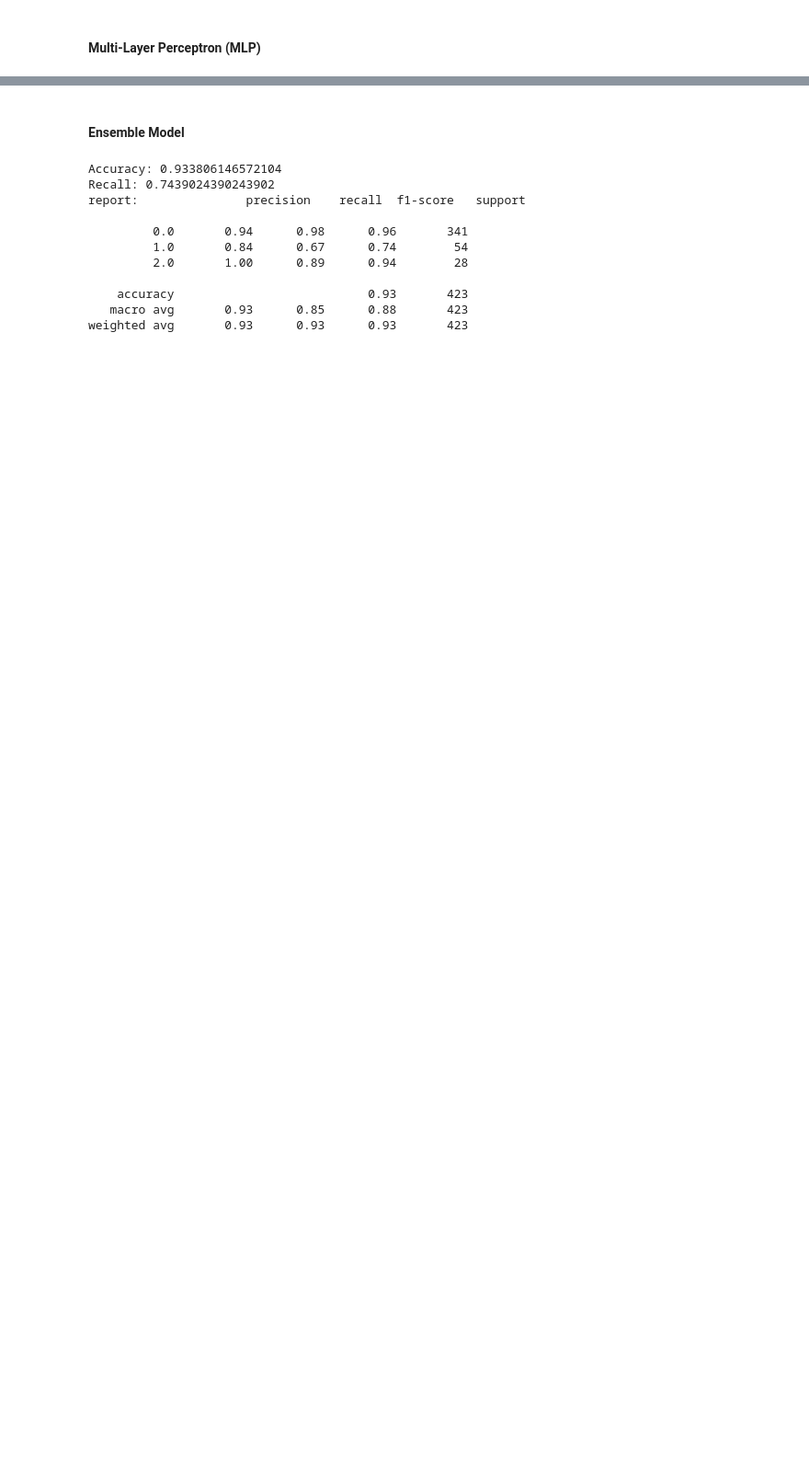
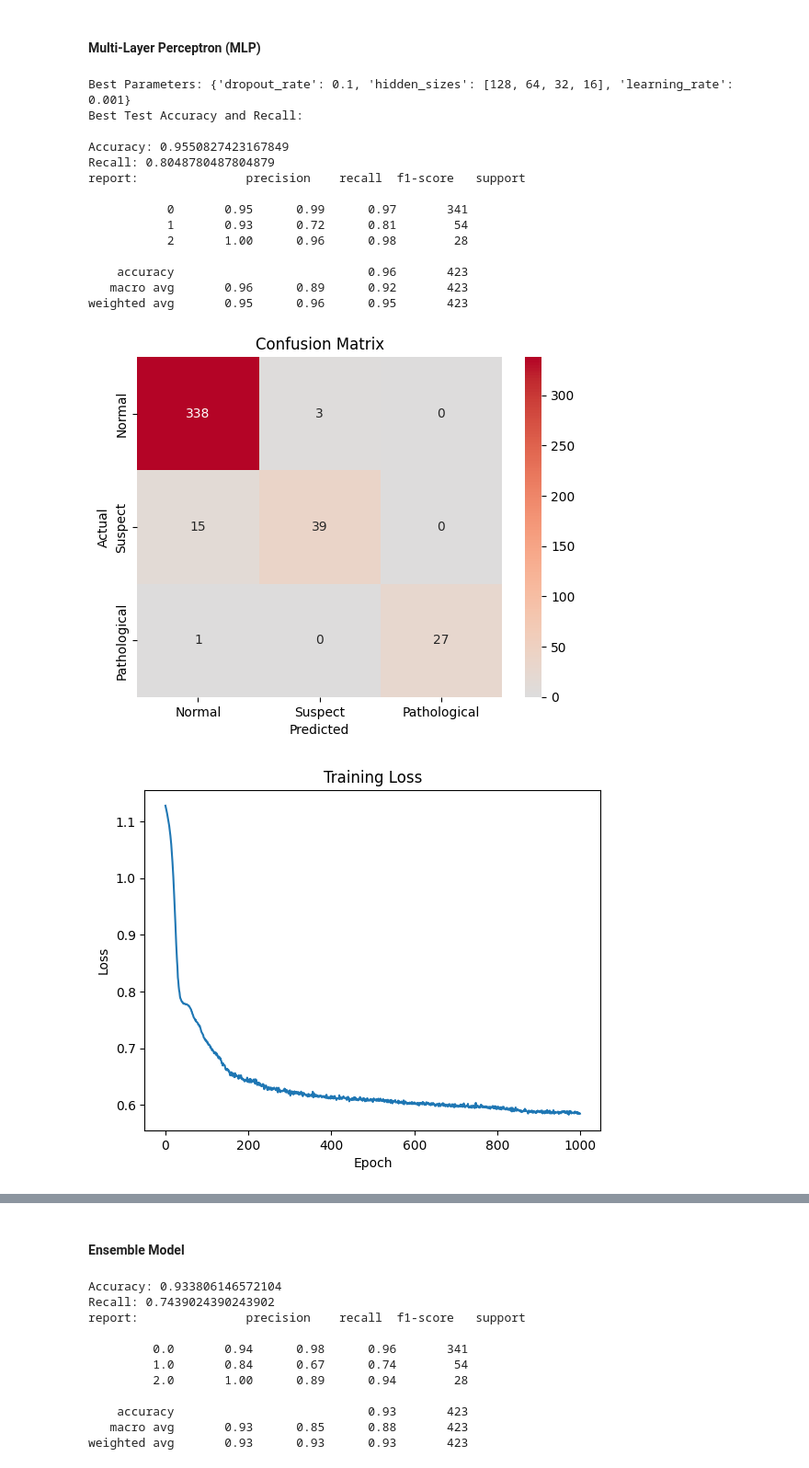
Before and after one commit to JinchenG000/ece9039, a Jupyter notebook: Fetal-Health-Classification.ipynb, the cells around one changed output, grey strips where cells are left out. Shown at 92% size. Drawn from its saved outputs; the diff is of its cells as text; code cells hidden in the pictures; blank space fills up the shorter version.

```diff
--- a/Fetal-Health-Classification.ipynb
+++ b/Fetal-Health-Classification.ipynb
@@ -468,16 +484,17 @@ if torch.cuda.is_available():
 # Hyperparameters For tuning
 learning_rate = 0.001
 num_epochs = 1000
-num_features = 14
+num_features = X_train_pca.shape[1]
 dropout_rate = 0.2
 param_grid= {
     'learning_rate': [0.001, 0.01, 0.1],
     'dropout_rate': [0, 0.1, 0.3],
-    'hidden_sizes': [[64], [64, 32], [64, 32, 16], [64, 32, 16, 8]],
+    'hidden_sizes': [[128, 64], [128, 256, 128],[128,64,32], [128, 64, 32, 16],[256,128,64,32],[256,128,64]],
 
 }
 
 train_losses = []
+train_accuracy = []
 
 # Convert series to Pytorch tensors
 y_train_numpy=y_train.to_numpy()
@@ -492,6 +509,7 @@ targets_test = targets_test.type(torch.long)
 
 y_test_nn= targets_test.numpy()
 best_train_loss=[]
+best_train_accuracy=[]
 max_acccuracy=0
 max_pred=[]
 best_params={}
@@ -551,30 +569,57 @@ for params in ParameterGrid(param_grid):
         train_losses.append(loss.item())
         # calculate the accuracy
         total_correct = 0
         total_correct += (predicted == targets_train).sum().item()
+        # store the accuracy value for plotting
+        train_accuracy.append(total_correct/len(targets_train))
         # print(f"Epoch {epoch+1}, Loss: {loss.item()}, Accuracy: {total_correct/len(targets_train)}")
 
     # Test the model
     with torch.no_grad():
         model.eval()
         outputs_pred = model(inputs_test)
         _, predicted = torch.max(outputs_pred, 1)
 
     # keep best result by comparing the accuracy
     predicted = predicted.cpu().numpy()
     test_accuracy=accuracy_score(y_test_nn, predicted)
     if test_accuracy>max_acccuracy:
         max_acccuracy=test_accuracy
         max_pred=predicted
         best_params=params
         best_train_loss=train_losses
+        best_train_accuracy=train_accuracy
     train_losses=[]
+    train_accuracy=[]
 
 # plot the result
 print(f"Best Parameters: {best_params}")
+print("Best Test Accuracy and Recall:\n")
 plot_result(y_test_nn, max_pred)
 plt.plot(best_train_loss)
 plt.title('Training Loss')
 plt.xlabel('Epoch')
 plt.ylabel('Loss')
 plt.show()
+plt.plot(best_train_accuracy)
+plt.title('Training Accuracy')
+plt.xlabel('Epoch')
+plt.ylabel('Accuracy')
+plt.show()
+# %% [output]
+Best Parameters: {'dropout_rate': 0.1, 'hidden_sizes': [128, 64, 32, 16], 'learning_rate': 0.001}
+Best Test Accuracy and Recall:
+
+Accuracy: 0.9550827423167849
+Recall: 0.8048780487804879
+report:               precision    recall  f1-score   support
+
+           0       0.95      0.99      0.97       341
+           1       0.93      0.72      0.81        54
+           2       1.00      0.96      0.98        28
+
+    accuracy                           0.96       423
+   macro avg       0.96      0.89      0.92       423
+weighted avg       0.95      0.96      0.95       423
+[figure, added]
+[figure, added]
```
Also changed, not shown: parts of 13 cells of this notebook.
